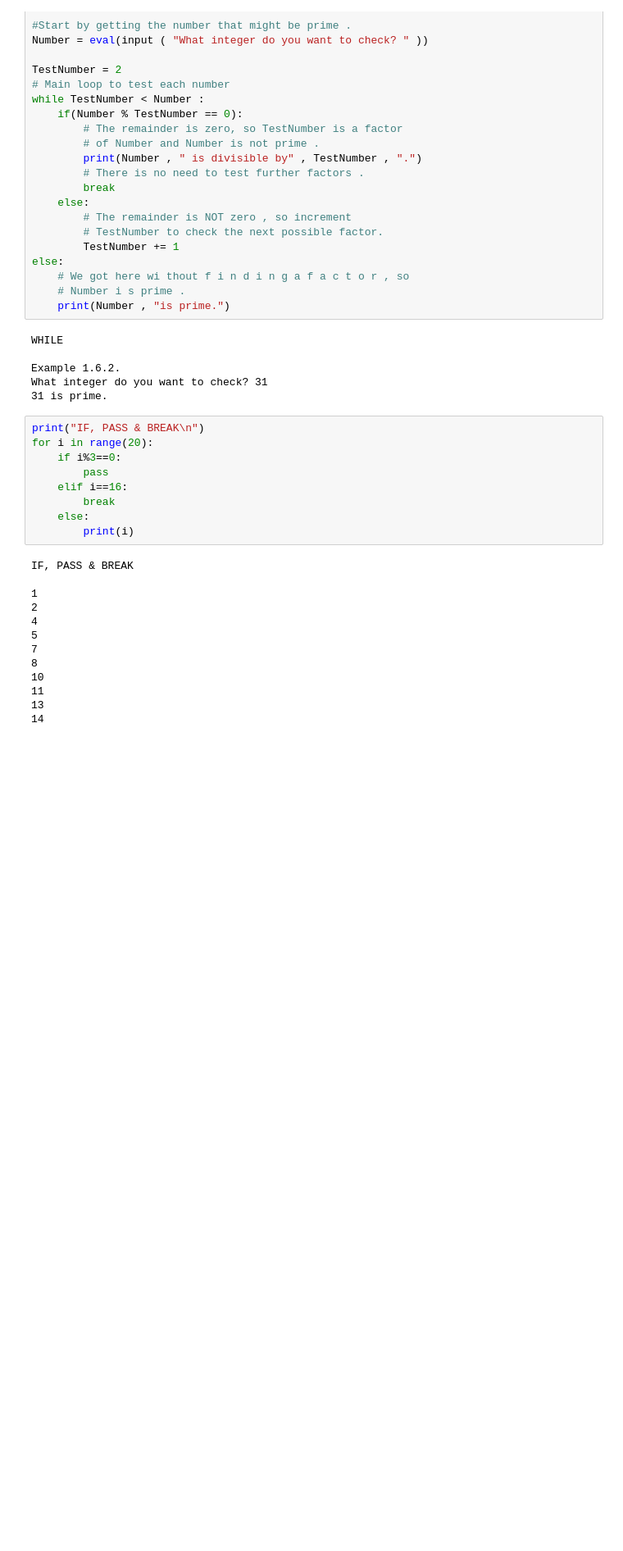
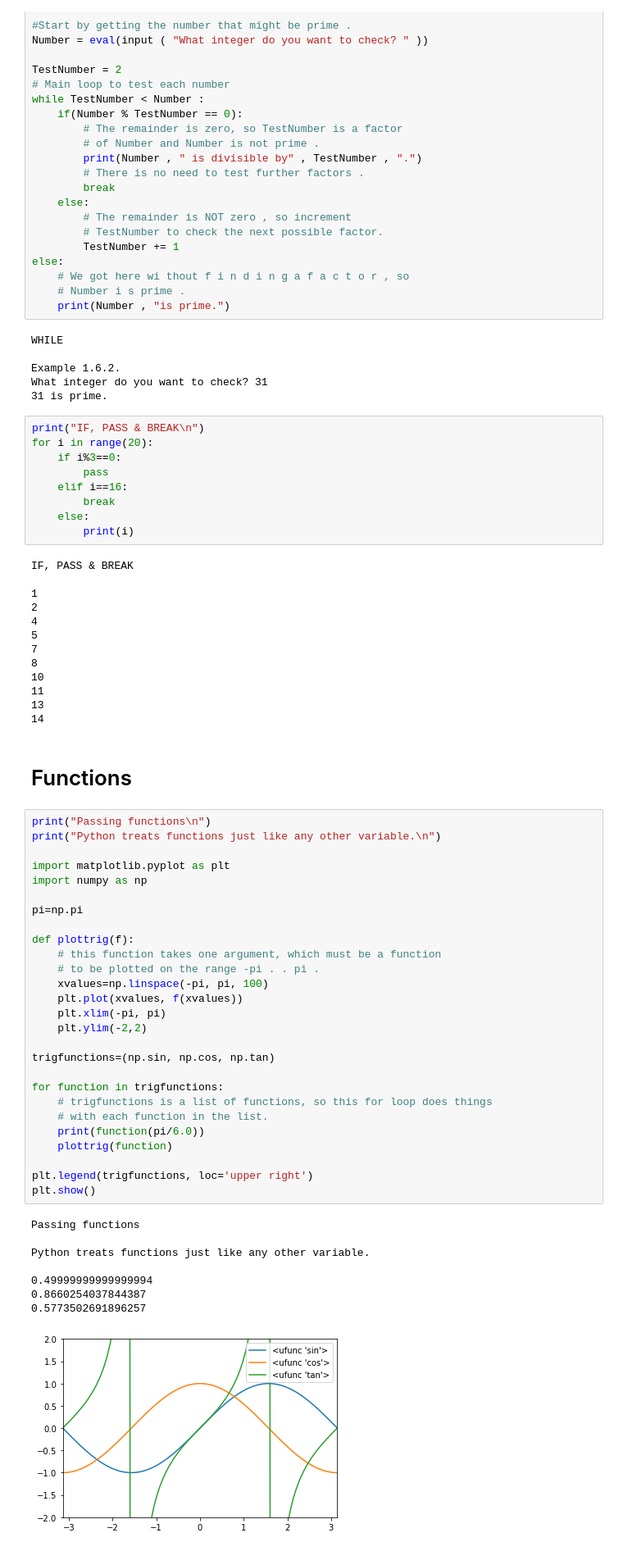
Before and after one commit to HernanVargas595/Solutionary-Computational-Physics-With-Python, a Jupyter notebook: Chapter 1-Python Basics.ipynb, the cells around one changed output. Shown at 82% size. Cells and saved outputs as stored; diff of their text form; blank space fills up the shorter version.

```diff
--- a/Chapter 1-Python Basics.ipynb
+++ b/Chapter 1-Python Basics.ipynb
@@ -241,3 +241,41 @@ IF, PASS & BREAK
 11
 13
 14
+# %% [markdown]
+# Functions
+# %%
+print("Passing functions\n")
+print("Python treats functions just like any other variable.\n")
+
+import matplotlib.pyplot as plt
+import numpy as np
+
+pi=np.pi
+
+def plottrig(f):
+    # this function takes one argument, which must be a function
+    # to be plotted on the range -pi . . pi .
+    xvalues=np.linspace(-pi, pi, 100)
+    plt.plot(xvalues, f(xvalues))
+    plt.xlim(-pi, pi)
+    plt.ylim(-2,2)
+
+trigfunctions=(np.sin, np.cos, np.tan)
+
+for function in trigfunctions:
+    # trigfunctions is a list of functions, so this for loop does things
+    # with each function in the list.
+    print(function(pi/6.0))
+    plottrig(function)
+
+plt.legend(trigfunctions, loc='upper right')
+plt.show()
+# %% [output]
+Passing functions
+
+Python treats functions just like any other variable.
+
+0.49999999999999994
+0.8660254037844387
+0.5773502691896257
+[figure, added]
```
Also changed, not shown: parts of 7 cells of this notebook, 1 other file.
